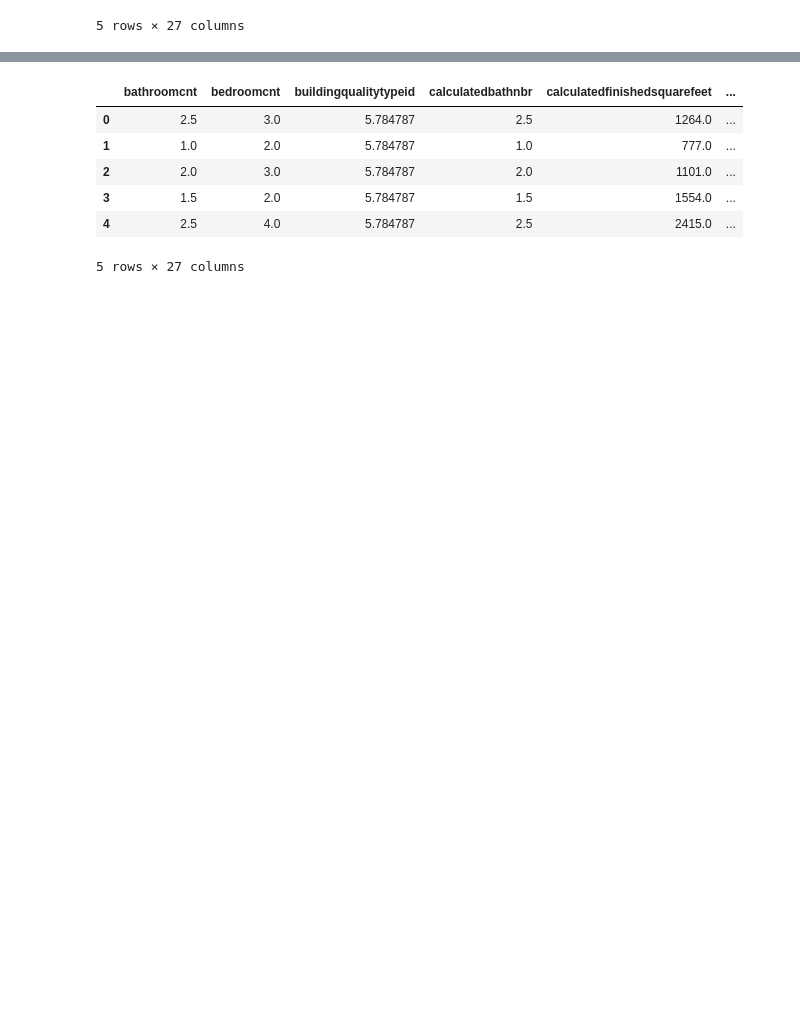
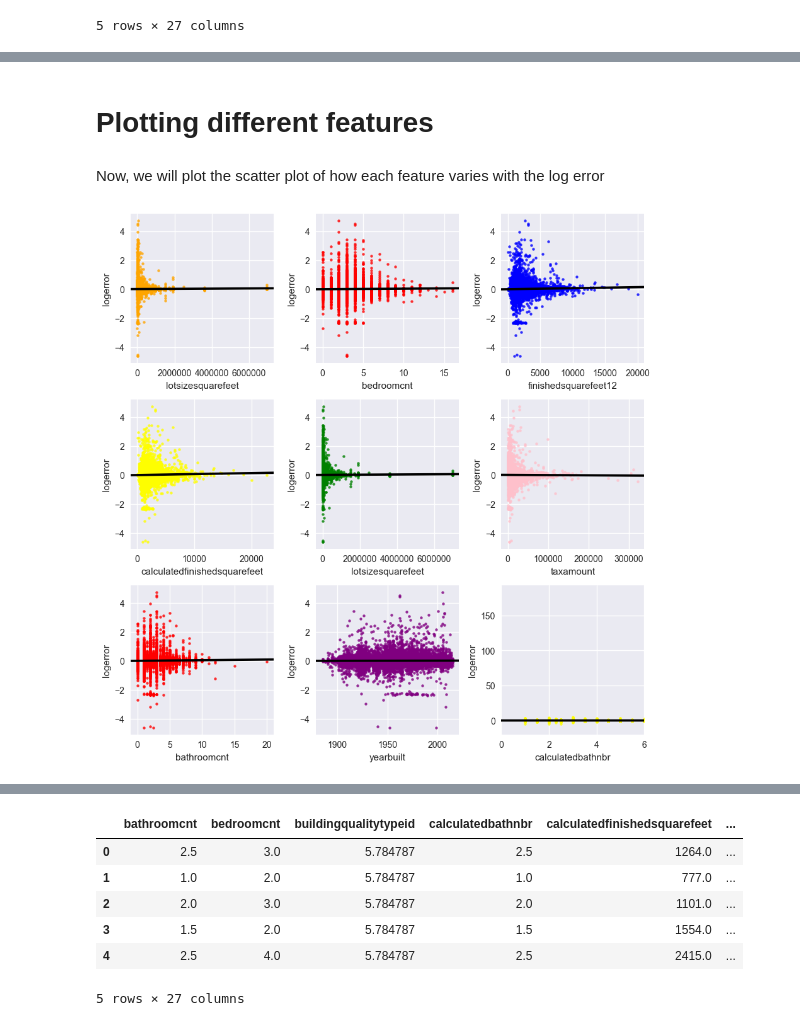
Before and after one commit to Ritu12K/Kaggle_zillow_attempt1, a Jupyter notebook: HW2/hw2.ipynb, the cells around one changed output, grey strips where cells are left out. Drawn from its saved outputs; the diff is of its cells as text; code cells hidden in the pictures; blank space fills up the shorter version.

```diff
--- a/HW2/hw2.ipynb
+++ b/HW2/hw2.ipynb
@@ -80,0 +138,29 @@ merged.shape
+# %% [markdown]
+# Plotting different features
+# %% [markdown]
+<p>Now, we will plot the scatter plot of how each feature varies with the log error</p>
+# %%
+#Plot 2: scatter plots
+fig  = plt.figure(figsize=(9, 9), dpi=100);
+
+#fig.suptitle('House Characteristics')
+
+axes1 = fig.add_subplot(331); axes2 = fig.add_subplot(332); axes3 = fig.add_subplot(333);
+axes4 = fig.add_subplot(334); axes5 = fig.add_subplot(335); axes6 = fig.add_subplot(336);
+axes7 = fig.add_subplot(337); axes8 = fig.add_subplot(338); axes9 = fig.add_subplot(339);
+
+sns.regplot(x='lotsizesquarefeet', y='logerror', data=merged, ax=axes1, scatter_kws={"s": 10, "color":"orange"}, line_kws={"color":"black"});
+sns.regplot(x='bedroomcnt', y='logerror', data=merged, ax=axes2, scatter_kws={"s": 10, "color":"red"}, line_kws={"color":"black"});
+sns.regplot(x='finishedsquarefeet12', y='logerror', data=merged, ax=axes3, scatter_kws={"s": 10, "color":"blue"}, line_kws={"color":"black"});
+sns.regplot(x='calculatedfinishedsquarefeet', y='logerror', data=merged, ax=axes4, scatter_kws={"s": 10, "color":"yellow"}, line_kws={"color":"black"});
+sns.regplot(x='lotsizesquarefeet',  y='logerror', data=merged, ax=axes5, scatter_kws={"s": 10, "color":"green"}, line_kws={"color":"black"});
+sns.regplot(x='taxamount', y='logerror', data=merged, ax=axes6, scatter_kws={"s": 10, "color":"pink"}, line_kws={"color":"black"});
+sns.regplot(x='bathroomcnt',y='logerror', data=merged, ax=axes7, scatter_kws={"s": 10, "color":"red"}, line_kws={"color":"black"});
+sns.regplot(x='yearbuilt',  y='logerror', data=merged, ax=axes8, scatter_kws={"s": 10, "color":"purple"}, line_kws={"color":"black"});
+sns.regplot(x='calculatedbathnbr', y='logerror', data=merged, ax=axes9, scatter_kws={"s": 10, "color":"yellow"}, line_kws={"color":"black"});
+
+axes9.set_xlim(0, 6)
+
+fig.tight_layout();
+# %% [output]
+[figure, added]
```
Also changed, not shown: parts of 83 cells of this notebook.
